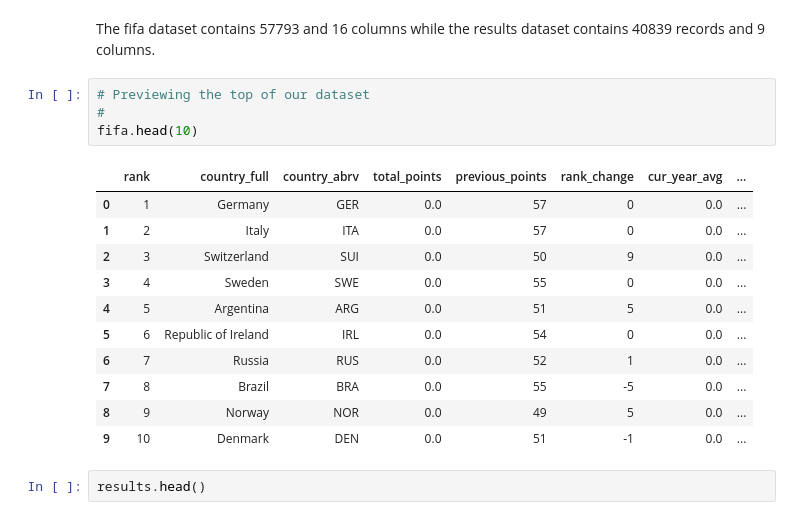
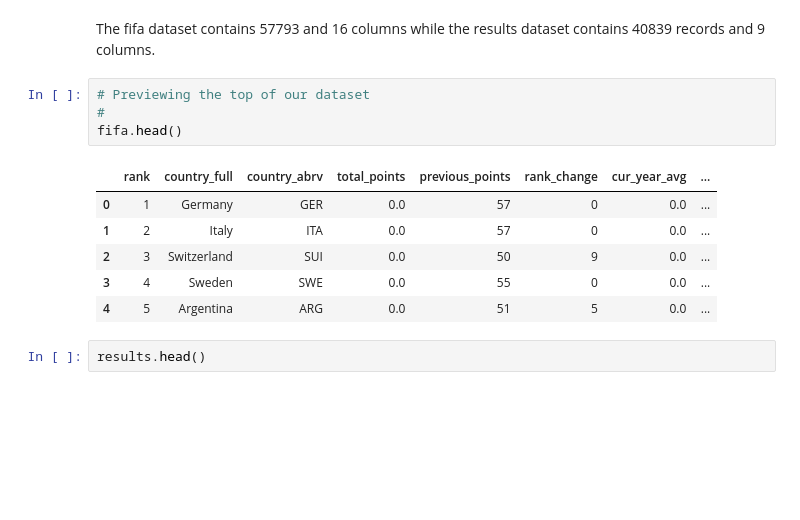
Before and after one commit to Magguire/Magguire, a Jupyter notebook: module_2_core_week_I_ip.ipynb, the cells around one changed output. Saved outputs shown, nothing was run; the diff lists cells and outputs as text; blank space fills up the shorter version.

```diff
--- a/module_2_core_week_I_ip.ipynb
+++ b/module_2_core_week_I_ip.ipynb
@@ -73,19 +73,14 @@ The fifa dataset contains 57793 and 16 columns while the results dataset contain
 # %%
 # Previewing the top of our dataset
 #
-fifa.head(10)
+fifa.head()
 # %% [output]
 |  | rank | country_full | country_abrv | total_points | previous_points | rank_change | cur_year_avg | ... |
 | 0 | 1 | Germany | GER | 0.0 | 57 | 0 | 0.0 | ... |
 | 1 | 2 | Italy | ITA | 0.0 | 57 | 0 | 0.0 | ... |
 | 2 | 3 | Switzerland | SUI | 0.0 | 50 | 9 | 0.0 | ... |
 | 3 | 4 | Sweden | SWE | 0.0 | 55 | 0 | 0.0 | ... |
 | 4 | 5 | Argentina | ARG | 0.0 | 51 | 5 | 0.0 | ... |
-| 5 | 6 | Republic of Ireland | IRL | 0.0 | 54 | 0 | 0.0 | ... |
-| 6 | 7 | Russia | RUS | 0.0 | 52 | 1 | 0.0 | ... |
-| 7 | 8 | Brazil | BRA | 0.0 | 55 | -5 | 0.0 | ... |
-| 8 | 9 | Norway | NOR | 0.0 | 49 | 5 | 0.0 | ... |
-| 9 | 10 | Denmark | DEN | 0.0 | 51 | -1 | 0.0 | ... |
 # %%
 results.head()
 # %% [output]
```
Also changed, not shown: parts of 62 cells of this notebook.
